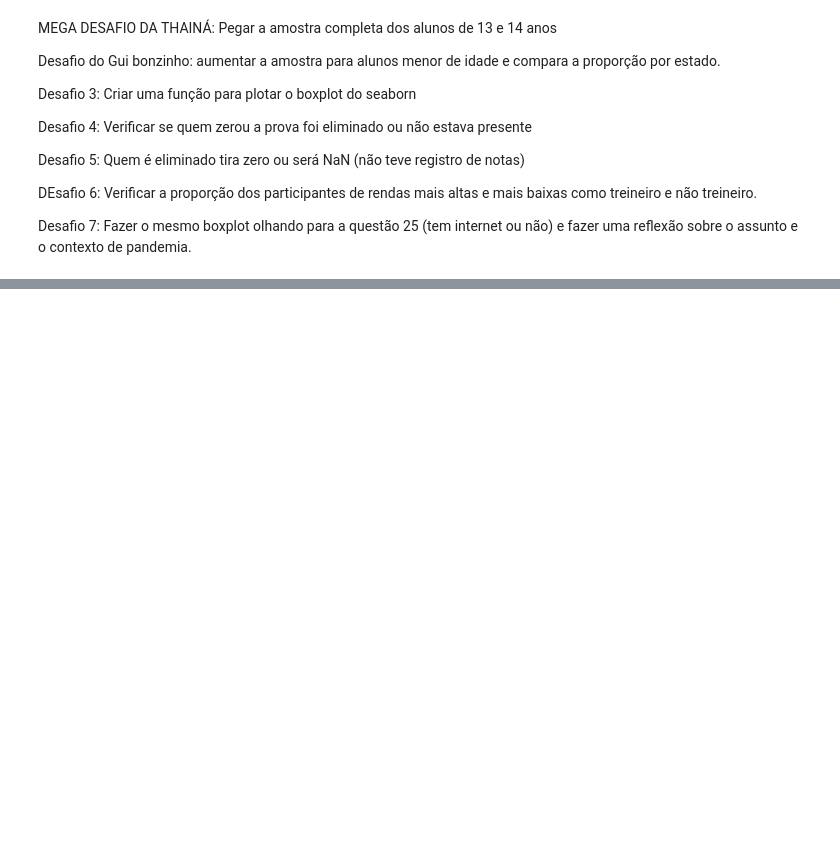
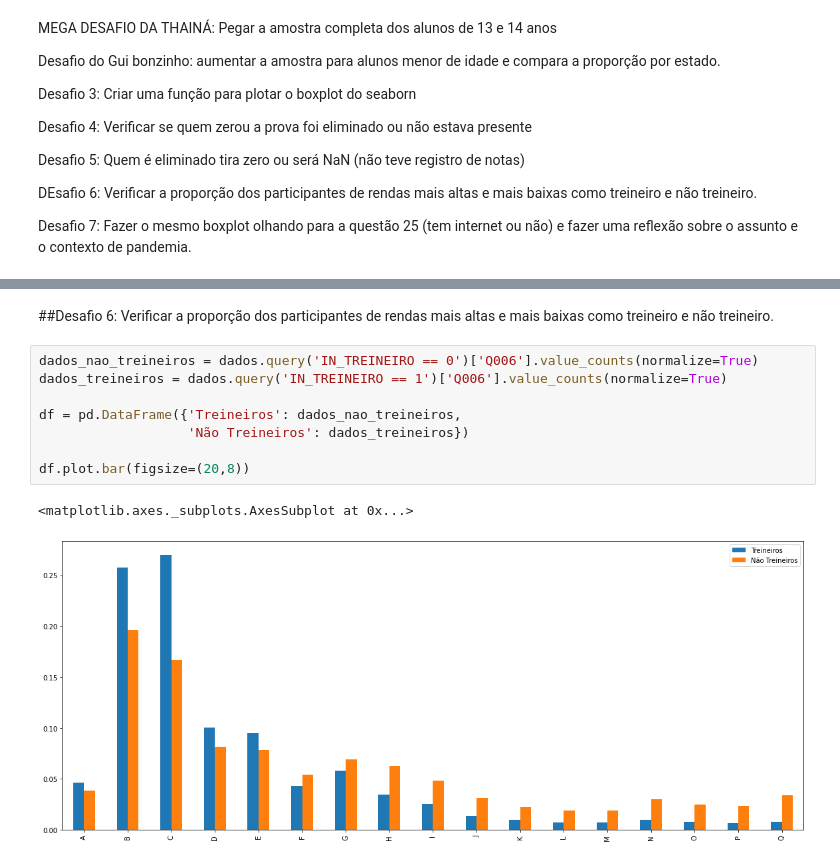
Before and after one commit to Daniel-ASG/IMERSAO_DADOS_ALURA, a Jupyter notebook: IMERSÃO_DADOS_Aula02.ipynb, the cells around one changed output, grey strips where cells are left out. Cells and saved outputs as stored; diff of their text form; blank space fills up the shorter version.

```diff
--- a/IMERSÃO_DADOS_Aula02.ipynb
+++ b/IMERSÃO_DADOS_Aula02.ipynb
@@ -449,0 +513,13 @@ Desafio 7: Fazer o mesmo boxplot olhando para a questão 25 (tem internet ou nã
+# %% [markdown]
+##Desafio 6: Verificar a proporção dos participantes de rendas mais altas e mais baixas como treineiro e não treineiro.
+# %%
+dados_nao_treineiros = dados.query('IN_TREINEIRO == 0')['Q006'].value_counts(normalize=True)
+dados_treineiros = dados.query('IN_TREINEIRO == 1')['Q006'].value_counts(normalize=True)
+
+df = pd.DataFrame({'Treineiros': dados_nao_treineiros,
+                   'Não Treineiros': dados_treineiros})
+
+df.plot.bar(figsize=(20,8))
+# %% [output]
+<matplotlib.axes._subplots.AxesSubplot at 0x...>
+[figure, added]
```
Also changed, not shown: parts of 15 cells of this notebook.
